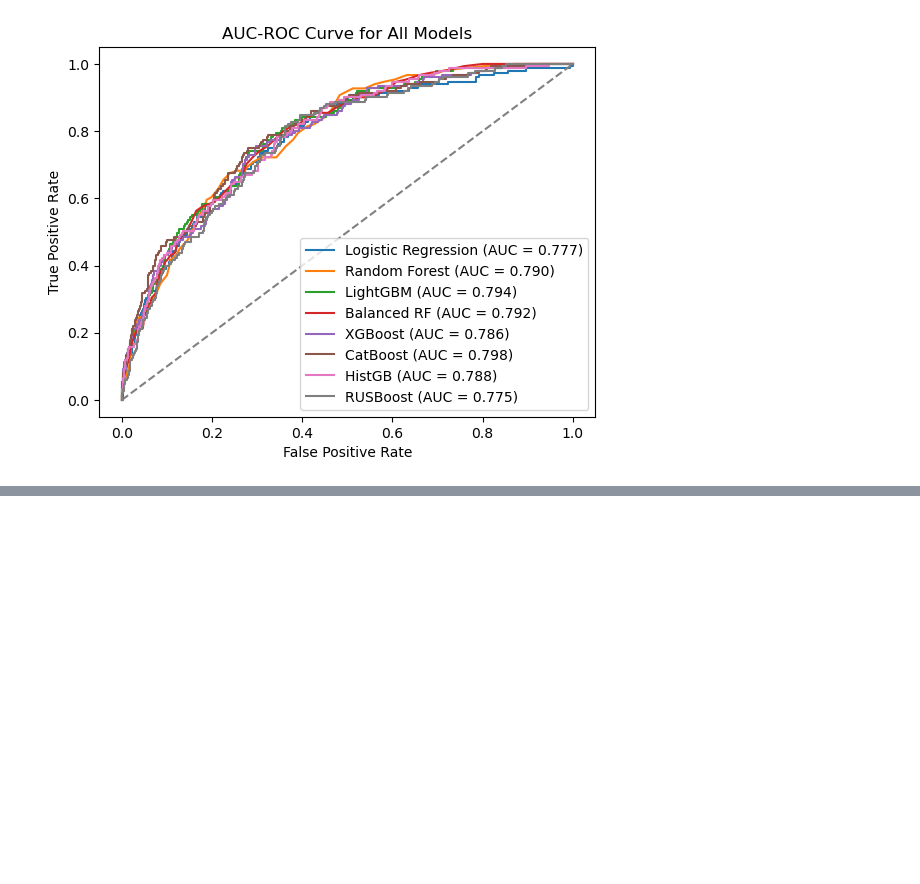
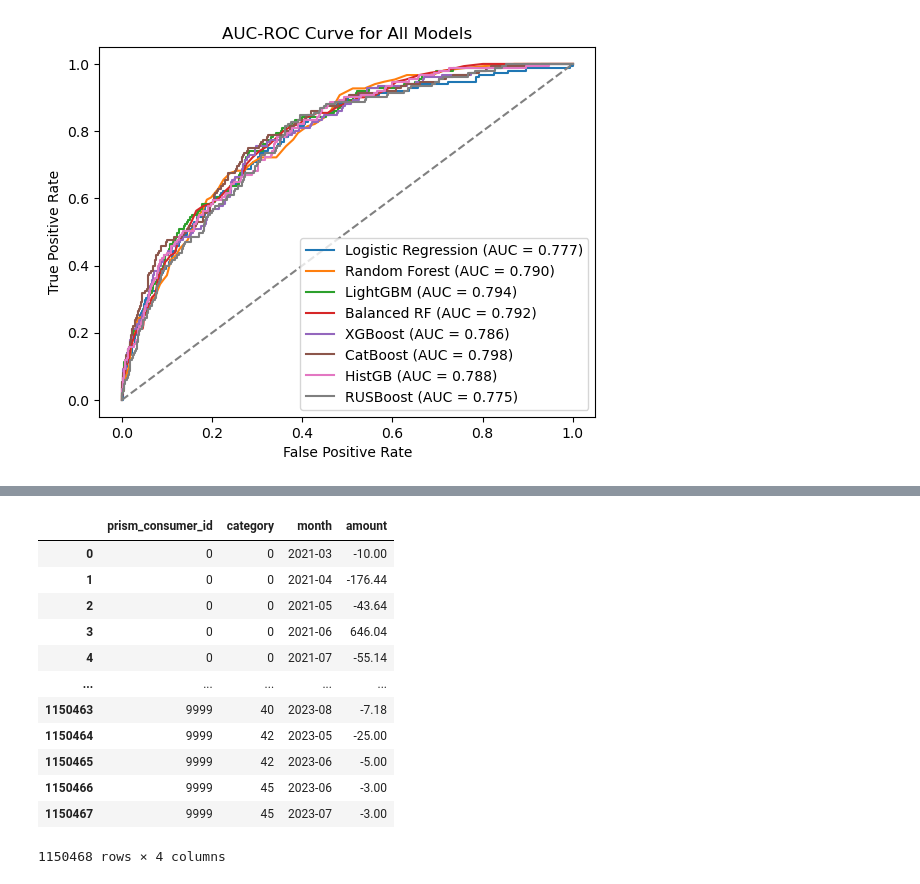
Before and after one commit to hillarychang/dsc180b-capstone-q2, a Jupyter notebook: src/notebooks/q2_feature_training.ipynb, the cells around one changed output, grey strips where cells are left out. Cells and saved outputs as stored; diff of their text form; code cells hidden in the pictures; blank space fills up the shorter version.

```diff
--- a/src/notebooks/q2_feature_training.ipynb
+++ b/src/notebooks/q2_feature_training.ipynb
@@ -180,0 +209,25 @@ inflow_occurrences_INVESTMENT_INCOME    0.025352    -0.027870
+# %%
+tdf = transactions.copy()
+tdf["amount"] = tdf["amount"].where(tdf["credit_or_debit"] == "CREDIT", -tdf["amount"])
+
+tdf['datetime'] = pd.to_datetime(tdf['posted_date'])
+tdf['month'] = tdf['datetime'].apply(lambda d: d.strftime('%Y-%m'))
+
+by_category = tdf[['prism_consumer_id', 'category', 'month', 'amount']].groupby(['prism_consumer_id', 'category', 'month']).sum()
+by_category = by_category.reset_index()
+
+by_category
+# %% [output]
+|  | prism_consumer_id | category | month | amount |
+| 0 | 0 | 0 | 2021-03 | -10.00 |
+| 1 | 0 | 0 | 2021-04 | -176.44 |
+| 2 | 0 | 0 | 2021-05 | -43.64 |
+| 3 | 0 | 0 | 2021-06 | 646.04 |
+| 4 | 0 | 0 | 2021-07 | -55.14 |
+| ... | ... | ... | ... | ... |
+| 1150463 | 9999 | 40 | 2023-08 | -7.18 |
+| 1150464 | 9999 | 42 | 2023-05 | -25.00 |
+| 1150465 | 9999 | 42 | 2023-06 | -5.00 |
+| 1150466 | 9999 | 45 | 2023-06 | -3.00 |
+| 1150467 | 9999 | 45 | 2023-07 | -3.00 |
+1150468 rows × 4 columns
```
Also changed, not shown: parts of 9 cells of this notebook, 6 other files.
